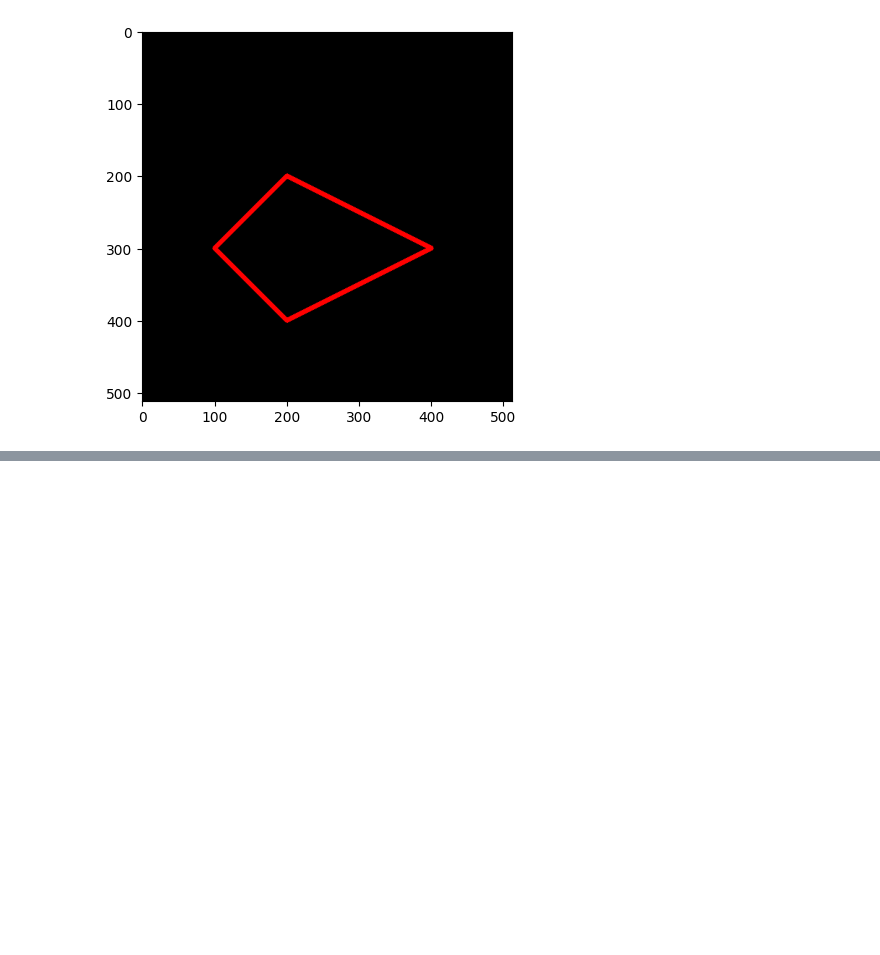
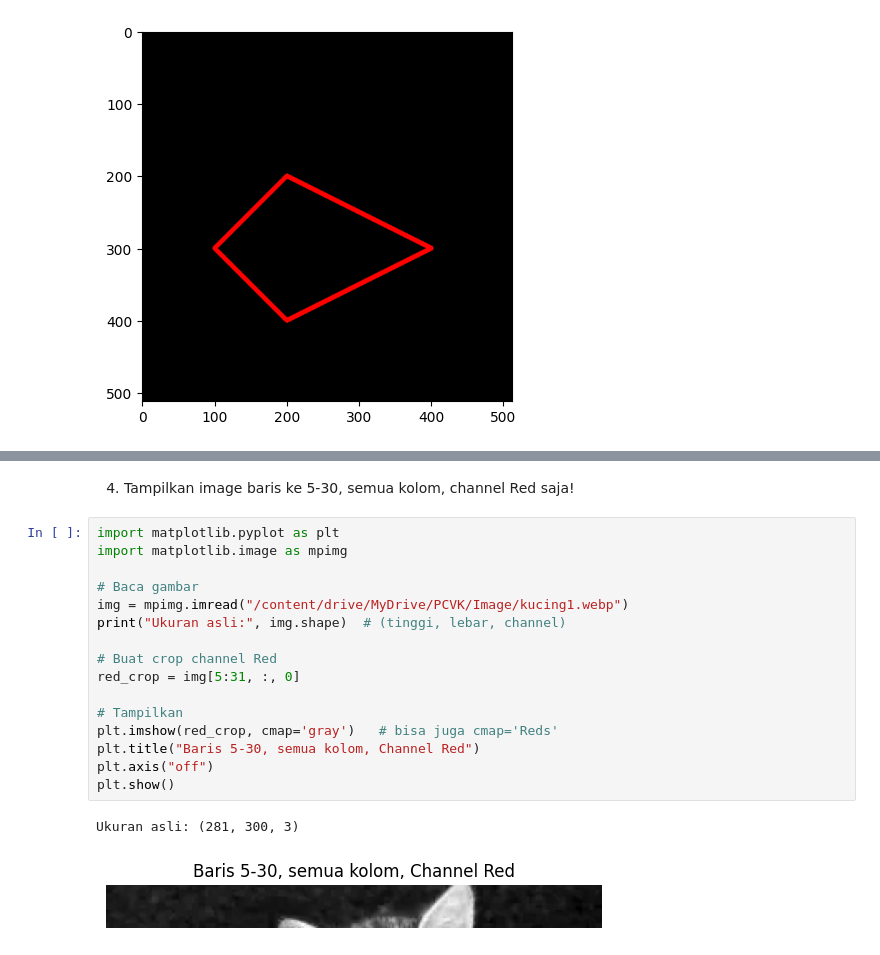
Before and after one commit to febriansyahadin/PCVK_Ganjil_2025, a Jupyter notebook: Week2.ipynb, the cells around one changed output, grey strips where cells are left out. Drawn from its saved outputs; the diff is of its cells as text; blank space fills up the shorter version.

```diff
--- a/Week2.ipynb
+++ b/Week2.ipynb
@@ -143,0 +236,21 @@ plt.imshow(black_img2)
+# %% [markdown]
+4. Tampilkan image baris ke 5-30, semua kolom, channel Red saja!
+# %%
+import matplotlib.pyplot as plt
+import matplotlib.image as mpimg
+
+# Baca gambar
+img = mpimg.imread("/content/drive/MyDrive/PCVK/Image/kucing1.webp")
+print("Ukuran asli:", img.shape)  # (tinggi, lebar, channel)
+
+# Buat crop channel Red
+red_crop = img[5:31, :, 0]
+
+# Tampilkan
+plt.imshow(red_crop, cmap='gray')   # bisa juga cmap='Reds'
+plt.title("Baris 5-30, semua kolom, Channel Red")
+plt.axis("off")
+plt.show()
+# %% [output]
+Ukuran asli: (281, 300, 3)
+[figure, added]
```
Also changed, not shown: parts of 26 cells of this notebook.
